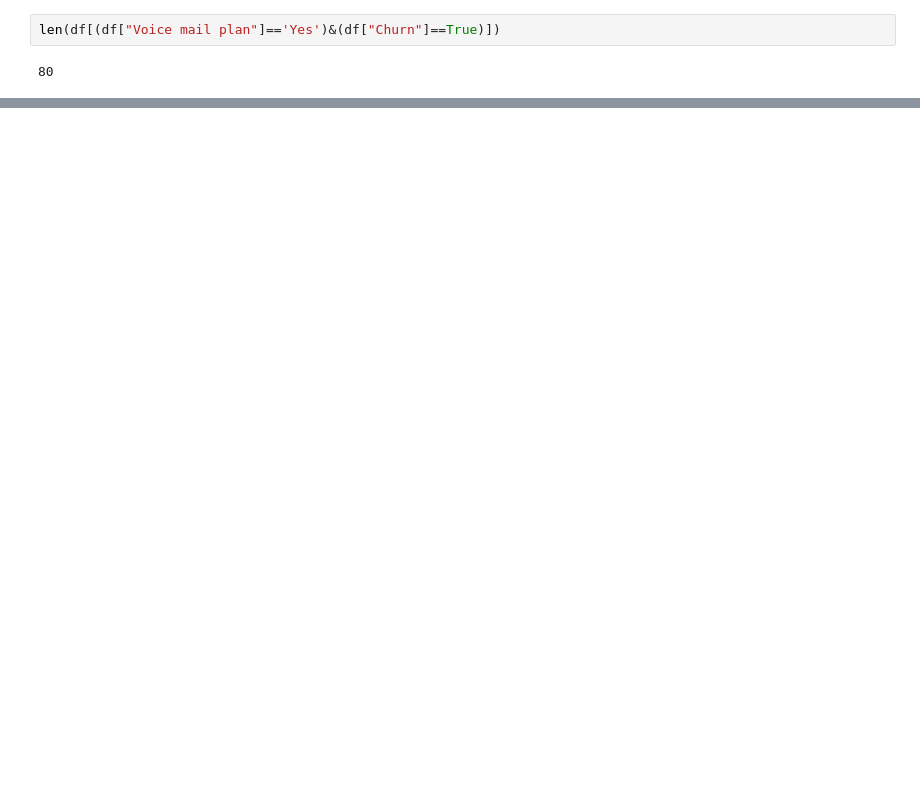
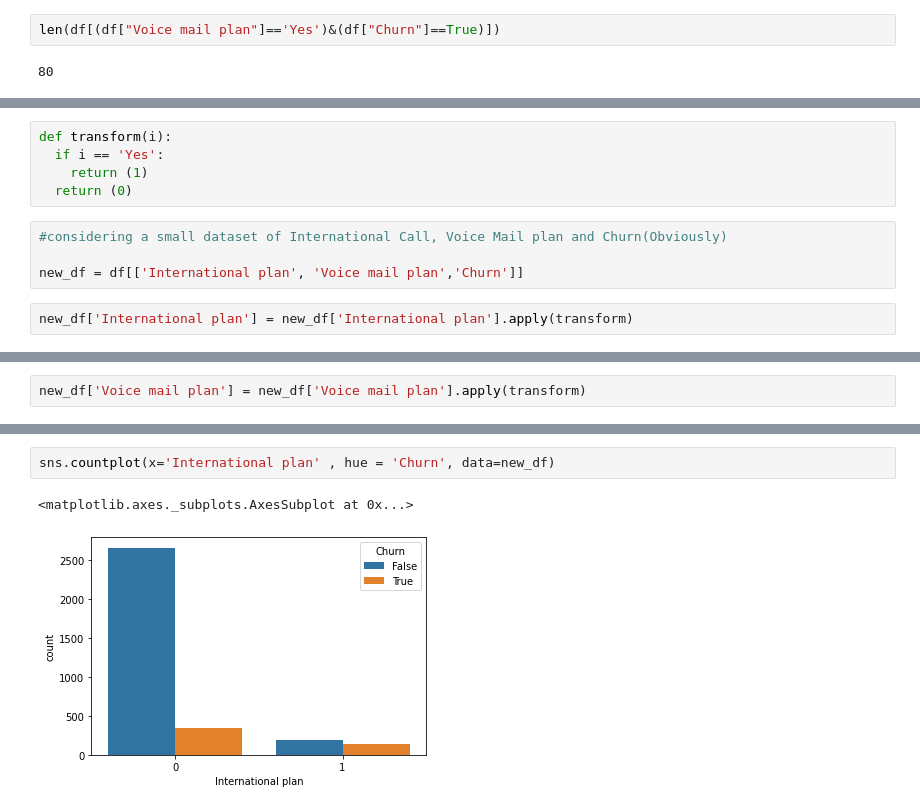
Before and after one commit to M0n1ka-05/team1-telecom-churn-data-analysis, a Jupyter notebook: Monika_Shinde_Team_1_Capstone_Project.ipynb, the cells around one changed output, grey strips where cells are left out. Drawn from its saved outputs; the diff is of its cells as text; blank space fills up the shorter version.

```diff
--- a/Monika_Shinde_Team_1_Capstone_Project.ipynb
+++ b/Monika_Shinde_Team_1_Capstone_Project.ipynb
@@ -265,0 +354,11 @@ sns.boxplot(df_of_churn['Effective_charge'])
+# %%
+def transform(i):
+  if i == 'Yes':
+    return (1)
+  return (0)
+# %%
+#considering a small dataset of International Call, Voice Mail plan and Churn(Obviously)
+
+new_df = df[['International plan', 'Voice mail plan','Churn']]
+# %%
+new_df['International plan'] = new_df['International plan'].apply(transform)
@@ -265,0 +371,2 @@ sns.boxplot(df_of_churn['Effective_charge'])
+# %%
+new_df['Voice mail plan'] = new_df['Voice mail plan'].apply(transform)
@@ -265,0 +386,5 @@ sns.boxplot(df_of_churn['Effective_charge'])
+# %%
+sns.countplot(x='International plan' , hue = 'Churn', data=new_df)
+# %% [output]
+<matplotlib.axes._subplots.AxesSubplot at 0x...>
+[figure, added]
```
Also changed, not shown: parts of 26 cells of this notebook.
